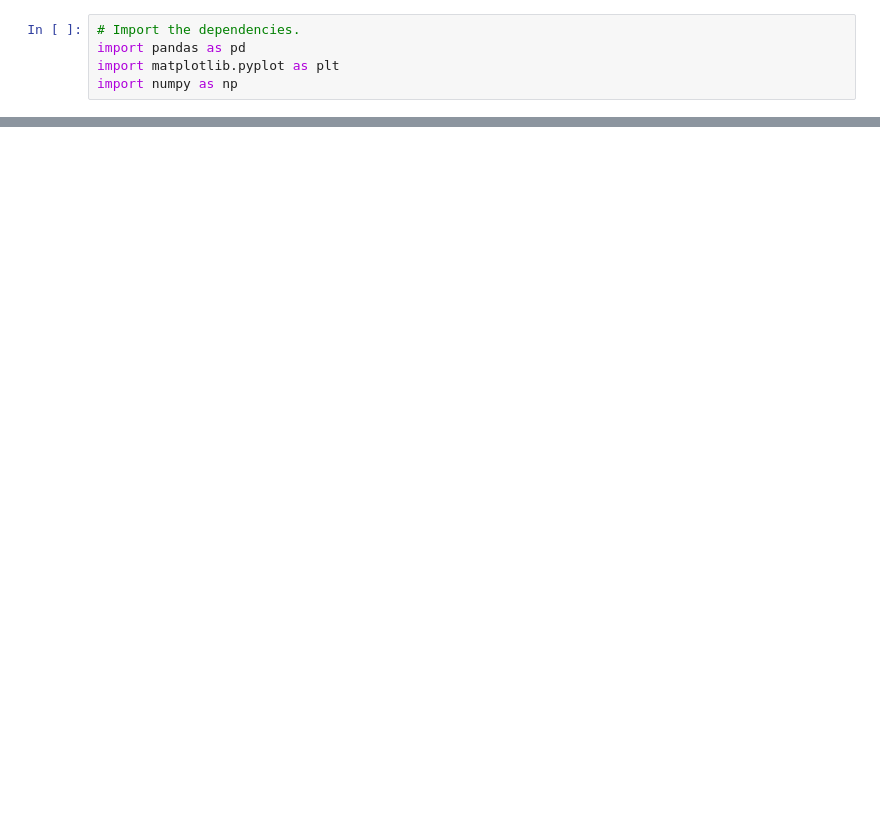
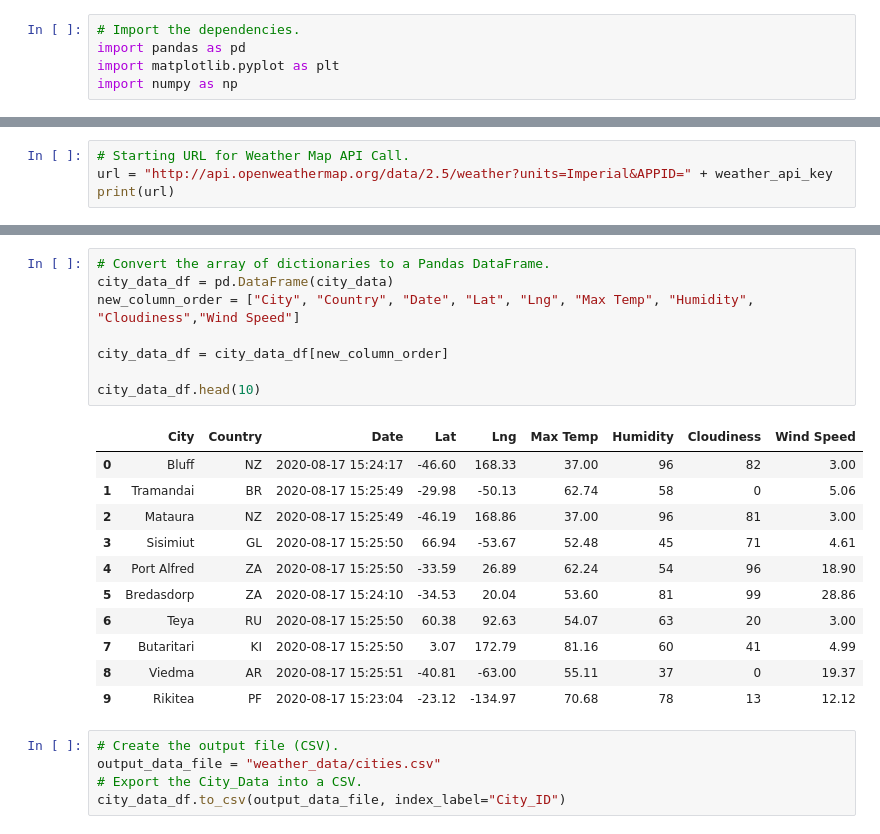
Before and after one commit to Elisa-m/World_Weather_Analysis, a Jupyter notebook: WeatherPy.ipynb, the cells around one changed output, grey strips where cells are left out. Saved outputs shown, nothing was run; the diff lists cells and outputs as text; blank space fills up the shorter version.

Commit message:
Adding gitignore and WeatherPy

```diff
--- a/WeatherPy.ipynb
+++ b/WeatherPy.ipynb
@@ -35,0 +41,4 @@ len(cities)
+# %%
+# Starting URL for Weather Map API Call.
+url = "http://api.openweathermap.org/data/2.5/weather?units=Imperial&APPID=" + weather_api_key
+print(url)
@@ -35,0 +127,25 @@ len(cities)
+# %%
+# Convert the array of dictionaries to a Pandas DataFrame.
+city_data_df = pd.DataFrame(city_data)
+new_column_order = ["City", "Country", "Date", "Lat", "Lng", "Max Temp", "Humidity", "Cloudiness","Wind Speed"]
+
+city_data_df = city_data_df[new_column_order]
+
+city_data_df.head(10)
+# %% [output]
+|  | City | Country | Date | Lat | Lng | Max Temp | Humidity | Cloudiness | Wind Speed |
+| 0 | Bluff | NZ | 2020-08-17 15:24:17 | -46.60 | 168.33 | 37.00 | 96 | 82 | 3.00 |
+| 1 | Tramandai | BR | 2020-08-17 15:25:49 | -29.98 | -50.13 | 62.74 | 58 | 0 | 5.06 |
+| 2 | Mataura | NZ | 2020-08-17 15:25:49 | -46.19 | 168.86 | 37.00 | 96 | 81 | 3.00 |
+| 3 | Sisimiut | GL | 2020-08-17 15:25:50 | 66.94 | -53.67 | 52.48 | 45 | 71 | 4.61 |
+| 4 | Port Alfred | ZA | 2020-08-17 15:25:50 | -33.59 | 26.89 | 62.24 | 54 | 96 | 18.90 |
+| 5 | Bredasdorp | ZA | 2020-08-17 15:24:10 | -34.53 | 20.04 | 53.60 | 81 | 99 | 28.86 |
+| 6 | Teya | RU | 2020-08-17 15:25:50 | 60.38 | 92.63 | 54.07 | 63 | 20 | 3.00 |
+| 7 | Butaritari | KI | 2020-08-17 15:25:50 | 3.07 | 172.79 | 81.16 | 60 | 41 | 4.99 |
+| 8 | Viedma | AR | 2020-08-17 15:25:51 | -40.81 | -63.00 | 55.11 | 37 | 0 | 19.37 |
+| 9 | Rikitea | PF | 2020-08-17 15:23:04 | -23.12 | -134.97 | 70.68 | 78 | 13 | 12.12 |
+# %%
+# Create the output file (CSV).
+output_data_file = "weather_data/cities.csv"
+# Export the City_Data into a CSV.
+city_data_df.to_csv(output_data_file, index_label="City_ID")
```
Also changed, not shown: parts of 7 cells of this notebook, 1 other file.
